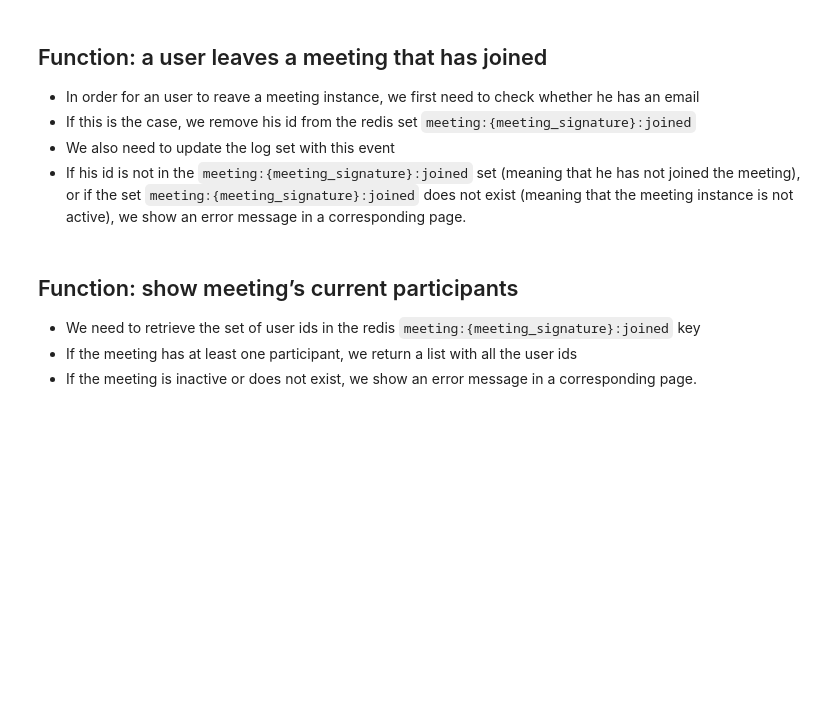
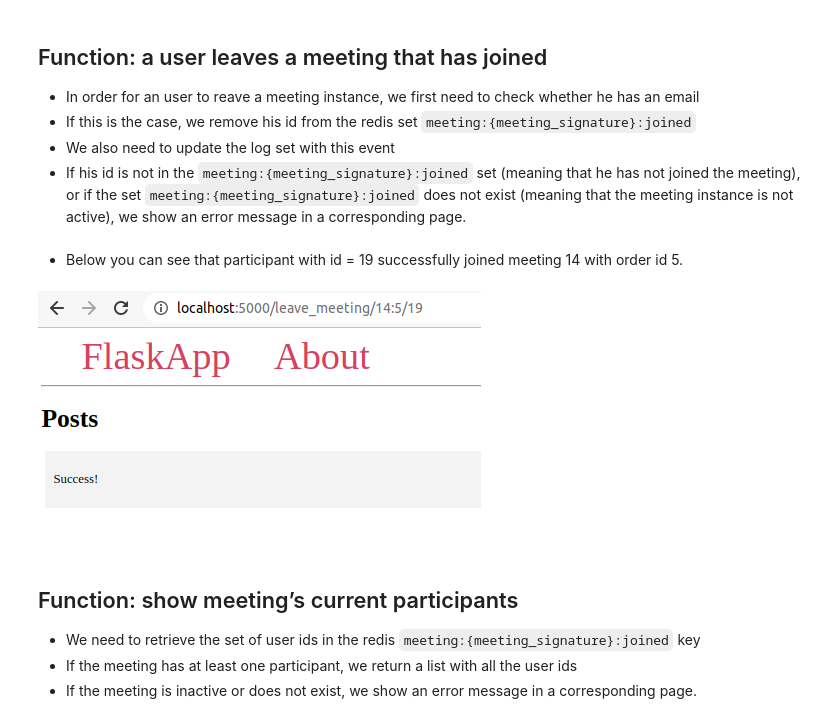
Before and after one commit to gdrosos/Big-Data-Management-Systems-Assignments, a Jupyter notebook: redis/Big Data Management Systems - 3nd Assignment.ipynb, the cells around one changed output. Saved outputs shown, nothing was run; the diff lists cells and outputs as text; code cells hidden in the pictures; blank space fills up the shorter version.

```diff
--- a/redis/Big Data Management Systems - 3nd Assignment.ipynb
+++ b/redis/Big Data Management Systems - 3nd Assignment.ipynb
@@ -423,6 +408,12 @@ def leave_meeting(meeting_signature, user_id):
     except Exception as e:
         logging.error(f"Error: {str(e)}")
         return render_template('index.html', posts=[f"Error:{str(e)}"])
+# %% [markdown]
+* Below you can see that participant with id = 19 successfully joined meeting 14 with order id 5.
+# %%
+Image("img/leave_meeting_success.png")
+# %% [output]
+[figure, added]
 # %% [markdown]
 ##  Function: show meeting’s current participants
 
```
Also changed, not shown: parts of 14 cells of this notebook.
